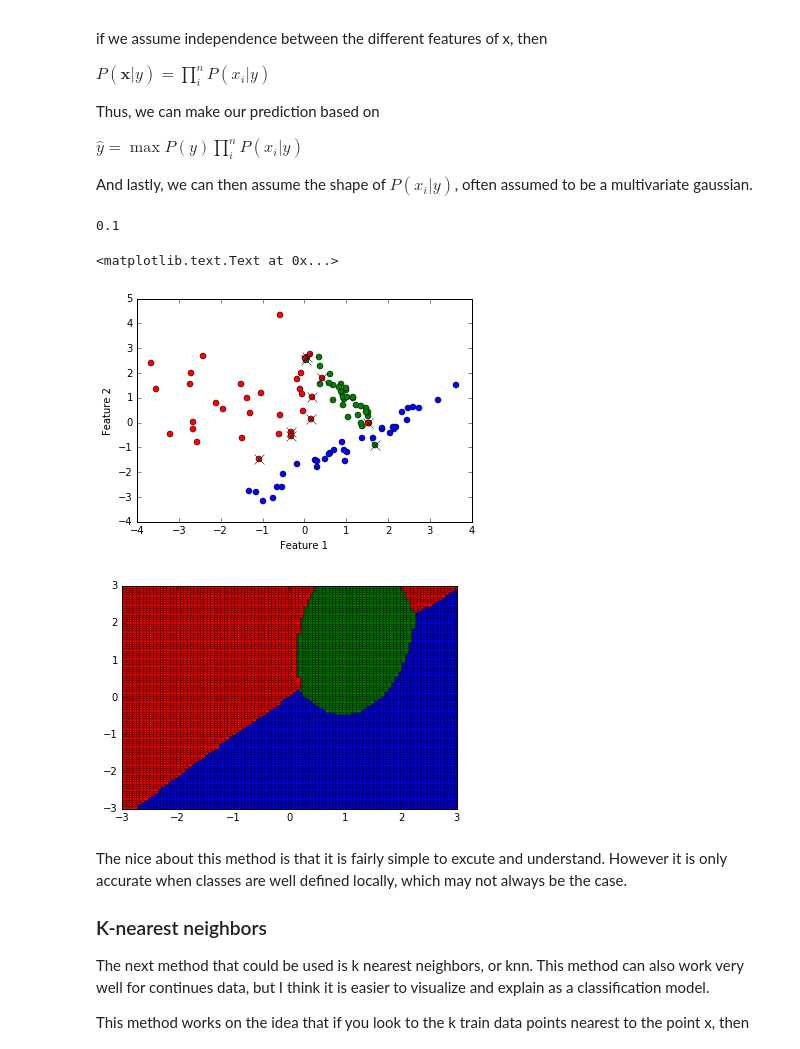
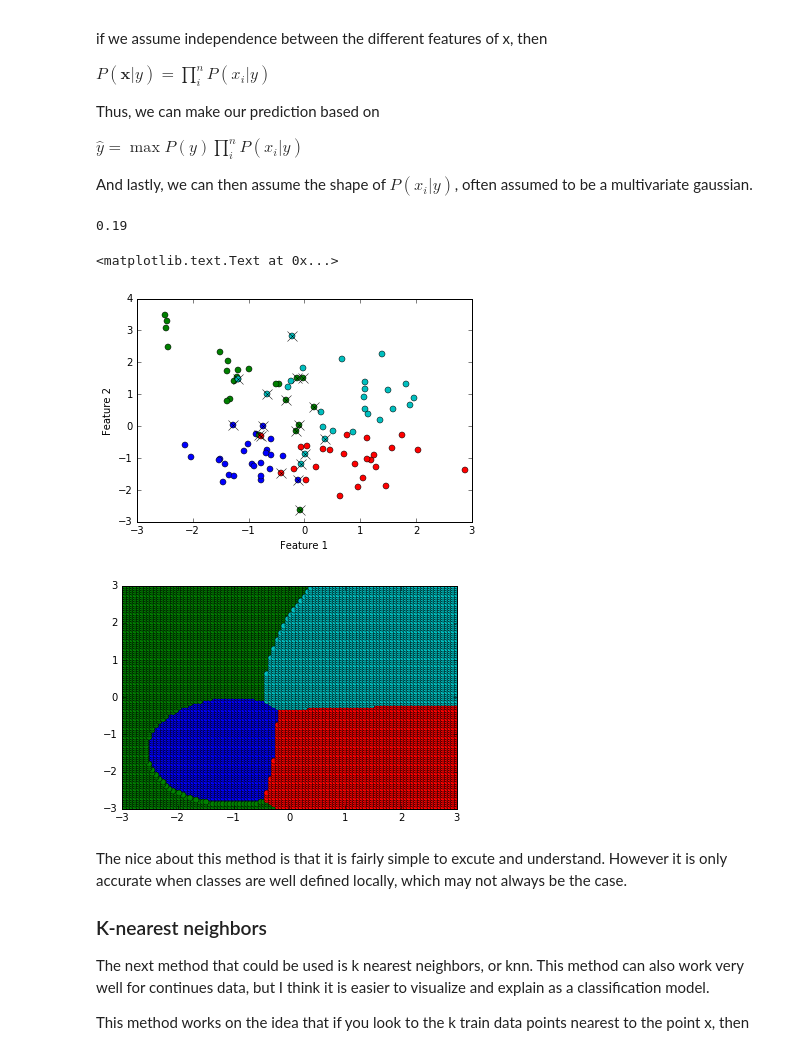
Before and after one commit to thehackerwithin/illinois, a Jupyter notebook: MachineLearning/scikit-learn/sklearn_overview.ipynb, the cells around one changed output. Drawn from its saved outputs; the diff is of its cells as text; code cells hidden in the pictures.

```diff
--- a/MachineLearning/scikit-learn/sklearn_overview.ipynb
+++ b/MachineLearning/scikit-learn/sklearn_overview.ipynb
@@ -303,7 +303,7 @@ However, logistic regression becomes more complicated when there is more than 2
 # %%
 import sklearn.datasets
 # %%
-num_classes = 3
+num_classes = 4
 train, target = sklearn.datasets.make_classification(n_samples=100, n_features=2,
                                                      n_informative=2, n_redundant=0, n_repeated=0,
                                                      n_clusters_per_class=1, n_classes=num_classes)
@@ -347,7 +347,7 @@ gnb_pred = gnb_fit.predict(train)
 
 print((gnb_pred!=target).sum()/100.)
 # %% [output]
-0.1
+0.19
 # %%
 for group in range(num_classes):
     plt.plot(train[target==group][:,0],train[target==group][:,1], 'o')
@@ -356,22 +356,22 @@ plt.xlabel('Feature 1')
 plt.ylabel('Feature 2')
 # %% [output]
 <matplotlib.text.Text at 0x...>
-[figure, old version]
+[figure, new version]
 # %%
 side = np.linspace(-3,3,100)
 X,Y = np.meshgrid(side,side)
 
 X = np.reshape(X, [-1])
 Y = np.reshape(Y, [-1])
 
 points = np.column_stack((X,Y))
 
 pred = gnb_fit.predict(points)
 
-for i in range(3):
+for i in range(num_classes):
     plt.plot(points[pred==i][:,0],points[pred==i][:,1],'o')
 # %% [output]
-[figure, old version]
+[figure, new version]
 # %% [markdown]
 The nice about this method is that it is fairly simple to excute and understand.  However it is only accurate when classes are well defined locally, which may not always be the case.
 
```
Also changed, not shown: parts of 11 cells of this notebook, 1 other file.
